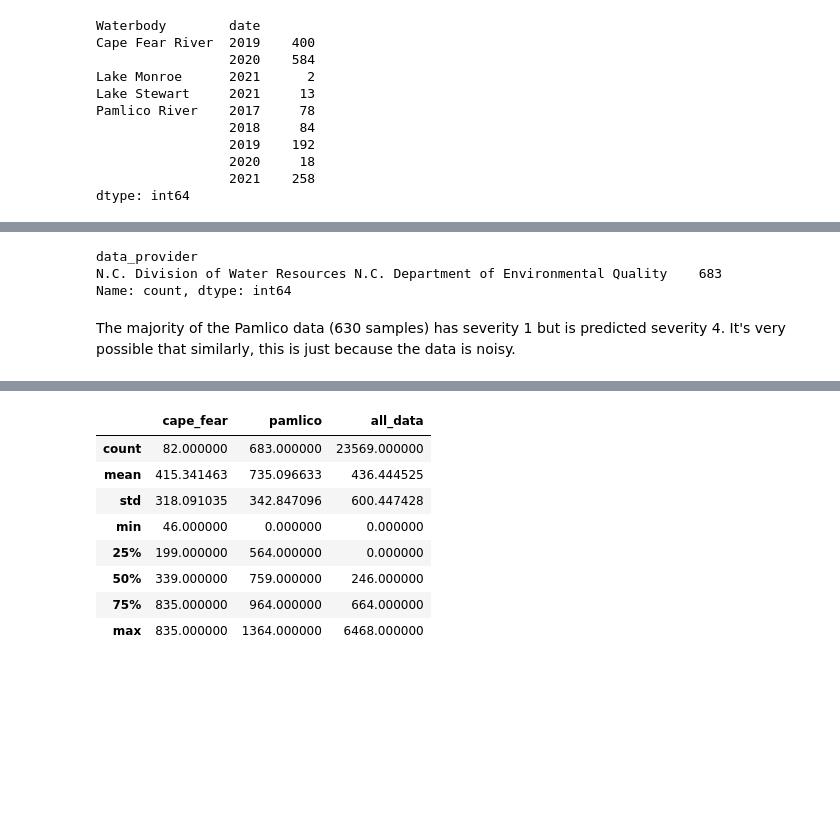
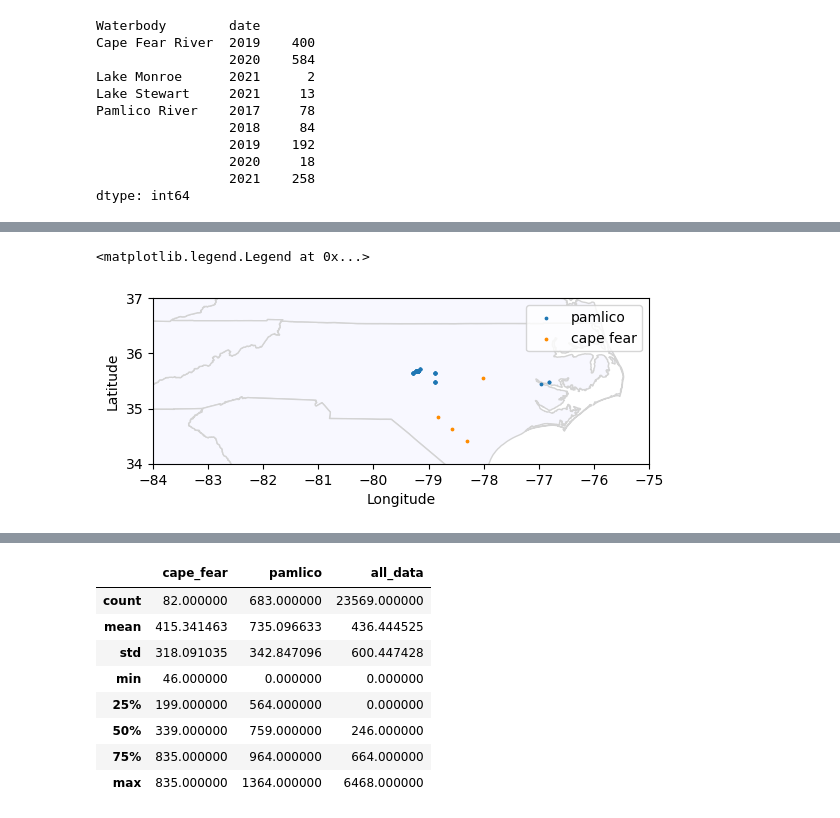
Before and after one commit to drivendataorg/cyfi, a Jupyter notebook: notebooks/0.1-klw-error-analysis.ipynb, the cells around one changed output, grey strips where cells are left out. Cells and saved outputs as stored; diff of their text form; code cells hidden in the pictures; blank space fills up the shorter version.

```diff
--- a/notebooks/0.1-klw-error-analysis.ipynb
+++ b/notebooks/0.1-klw-error-analysis.ipynb
@@ -207,9 +192,14 @@ I recommend removing the Cape Fear data from NC from our training set. It was fl
 # %%
 # would we also want to drop pamlico? how much data is from pamlico?
-# pamlico has a lot more different lat / longs
-pamlico_coords = nc_raw[nc_raw.Waterbody == 'Pamlico River'][['latitude', 'longitude']].drop_duplicates()
+pamlico_coords = nc_raw[nc_raw.Waterbody == "Pamlico River"][
+    ["latitude", "longitude"]
+].drop_duplicates()
+logger.info(f"Pamlico river fear has {pamlico_coords.shape[0]} locations")
 
-# how much of our data is pamlico?
-pamlico_final = pamlico_coords.merge(meta, on=['latitude', 'longitude'], how='inner')
-pamlico_final.shape
+pamlico_final = pamlico_coords.merge(meta, on=["latitude", "longitude"], how="inner")
+assert (
+    pamlico_final.data_provider
+    == "N.C. Division of Water Resources N.C. Department of Environmental Quality"
+).all()
+logger.info(f"{pamlico_final.shape[0]} final data points are from pamlico river")
 # %% [output]
@@ -217,8 +208,24 @@ pamlico_final.shape
-# %%
-pamlico_final.data_provider.value_counts()
-# %% [output]
-data_provider
-N.C. Division of Water Resources N.C. Department of Environmental Quality    683
-Name: count, dtype: int64
-# %% [markdown]
-The majority of the Pamlico data (630 samples) has severity 1 but is predicted severity 4. It's very possible that similarly, this is just because the data is noisy.
+# %%
+states_shapefile = gpd.GeoDataFrame.from_file(
+    "s3://drivendata-competition-nasa-cyanobacteria/data/raw/cb_2018_us_state_500k/cb_2018_us_state_500k.shp"
+)
+# %%
+ax = states_shapefile.loc[:, "geometry"].plot(color="ghostwhite", edgecolor="lightgray")
+
+geo = [Point(xy) for xy in zip(pamlico_coords.longitude, pamlico_coords.latitude)]
+gdf = gpd.GeoDataFrame(pamlico_coords, geometry=geo)
+gdf.plot(ax=ax, markersize=3, label="pamlico")
+
+geo = [Point(xy) for xy in zip(cape_fear_coords.longitude, cape_fear_coords.latitude)]
+gdf = gpd.GeoDataFrame(cape_fear_coords, geometry=geo)
+gdf.plot(ax=ax, markersize=3, color="darkorange", label="cape fear")
+
+ax.set_xlabel("Longitude")
+ax.set_ylabel("Latitude")
+
+ax.set_xlim([-84, -75])
+ax.set_ylim([34, 37])
+plt.legend()
+# %% [output]
+<matplotlib.legend.Legend at 0x...>
+[figure, added]
```
Also changed, not shown: parts of 33 cells of this notebook, 1 other file.
